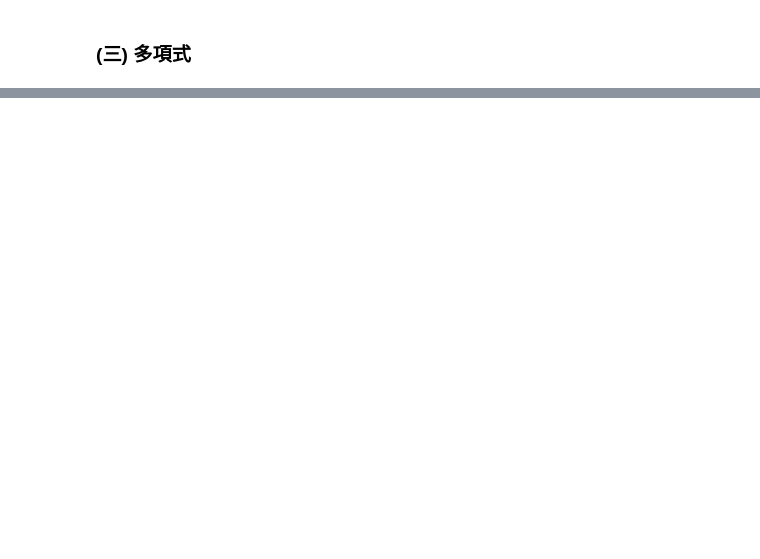
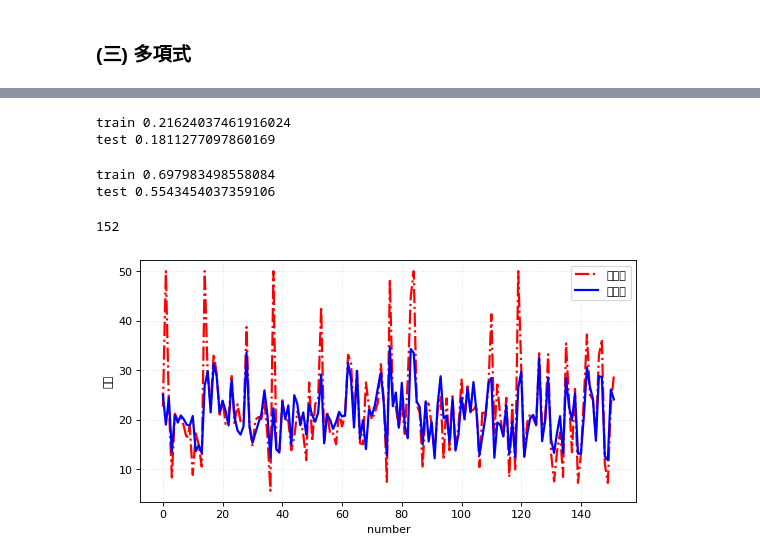
Before and after one commit to Lw-CodeStorage/Learning, a Jupyter notebook: AI/回歸/房價預測.ipynb, the cells around one changed output, grey strips where cells are left out. Saved outputs shown, nothing was run; the diff lists cells and outputs as text; code cells hidden in the pictures; blank space fills up the shorter version.

```diff
--- a/AI/回歸/房價預測.ipynb
+++ b/AI/回歸/房價預測.ipynb
@@ -401,0 +309,54 @@ SVM
+# %%
+train_x, test_x, train_y, test_y = \
+ train_test_split(x, y,
+ test_size=0.30,
+ random_state=0)
+# %%
+# 無標準化
+boston_svr = SVR()
+boston_svr.fit(train_x, train_y)
+print("train",boston_svr.score(train_x,train_y))
+print("test",boston_svr.score(test_x,test_y))
+# %% [output]
+train 0.21624037461916024
+test 0.1811277097860169
+# %%
+# 有標準化
+ss_x = StandardScaler()
+train_x = ss_x.fit_transform(train_x)
+test_x = ss_x.transform(test_x)
+boston_svr = SVR()
+boston_svr.fit(train_x, train_y)
+print("train",boston_svr.score(train_x,train_y))
+print("test",boston_svr.score(test_x,test_y))
+boston_svr_test_y_predict = boston_svr.predict(test_x)
+# len(boston_svr_test_y_predict)
+# len(test_y)
+# %% [output]
+train 0.697983498558084
+test 0.5543454037359106
+152
+# %%
+
+plt.figure(figsize=(8, 4), dpi=80)
+plt.plot(range(len(test_y)),
+ test_y,
+ ls="-.",
+ lw=2,
+ c="r",
+ label="真實值")
+plt.plot(range(len(boston_svr.predict(test_x))),
+ boston_svr.predict(test_x),
+ ls="-",
+ lw=2,
+ c="b",
+ label="預測值")
+#繪製網格
+plt.grid(alpha=0.4, linestyle=":")
+plt.legend()
+plt.xlabel("number") #設置 x 軸的標籤文本
+plt.ylabel("房價") #設置 y 軸的標籤文本
+plt.show() #顯示圖形
+#透過圖形可以直觀的看出，預測值和真實值還是有很大差距的
+# %% [output]
+[figure, added]
```
Also changed, not shown: parts of 25 cells of this notebook.
